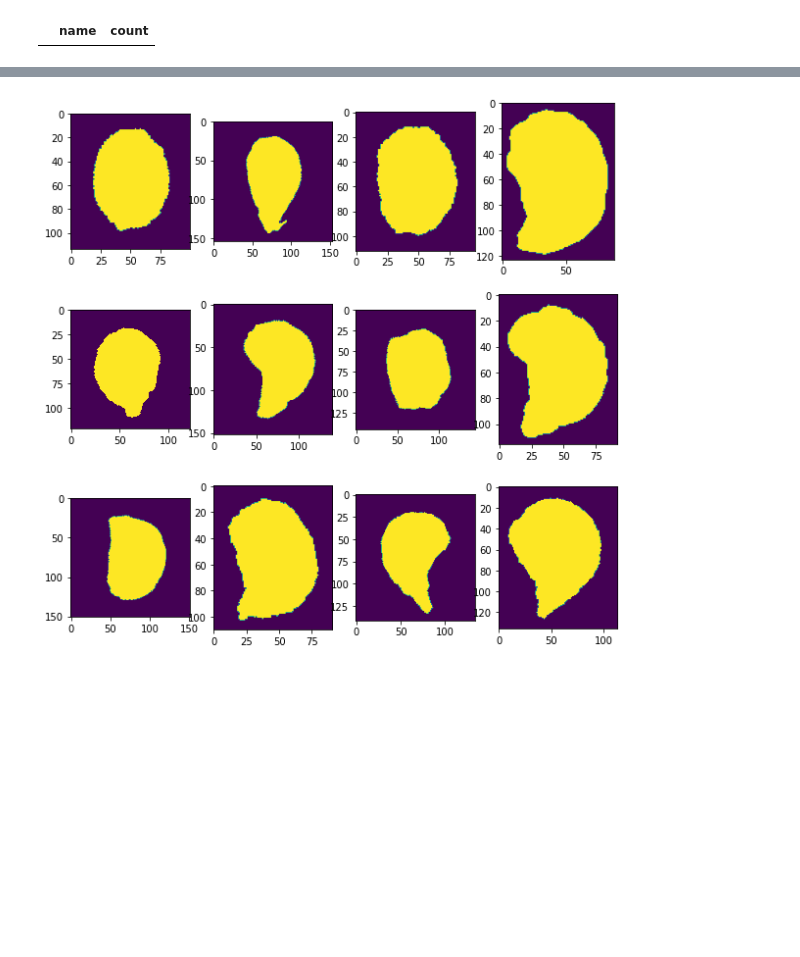
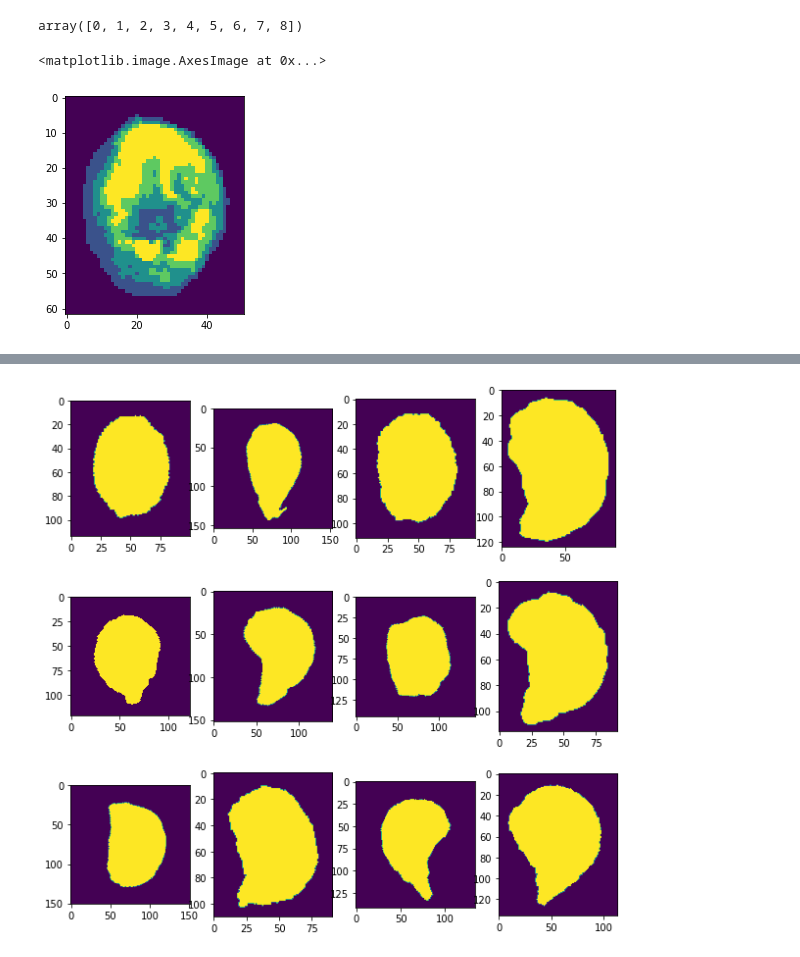
Before and after one commit to TankredO/seed_detector, a Jupyter notebook: tests.ipynb, the cells around one changed output, grey strips where cells are left out. Drawn from its saved outputs; the diff is of its cells as text; code cells hidden in the pictures; blank space fills up the shorter version.

Commit message:
median cut

```diff
--- a/tests.ipynb
+++ b/tests.ipynb
@@ -19,4 +13,7 @@ for p in Path('test2').glob('Scannen*'):
-# %%
-pd.DataFrame.from_records(r, columns=('name', 'count')).sort_values('count', ascending=False)
-# %% [output]
-|  | name | count |
+# %%
+image_path = Path('./test2/Scannen0001/extractions/Scannen0001_bbox0.png')
+mask_path = Path('./test2/Scannen0001/masks/Scannen0001_mask0.png')
+
+image = cv2.imread(str(image_path), cv2.IMREAD_UNCHANGED)
+mask = cv2.imread(str(mask_path), cv2.IMREAD_UNCHANGED) != 0
+mask = mask.astype(int)
@@ -22,0 +88,9 @@ pd.DataFrame.from_records(r, columns=('name', 'count')).sort_values('count', asc
+# %%
+np.unique(median_cut(image, 3, mask))
+# %% [output]
+array([0, 1, 2, 3, 4, 5, 6, 7, 8])
+# %%
+plt.imshow(median_cut(image, 2, mask))
+# %% [output]
+<matplotlib.image.AxesImage at 0x...>
+[figure, added]
```
Also changed, not shown: parts of 10 cells of this notebook, 1 other file.
